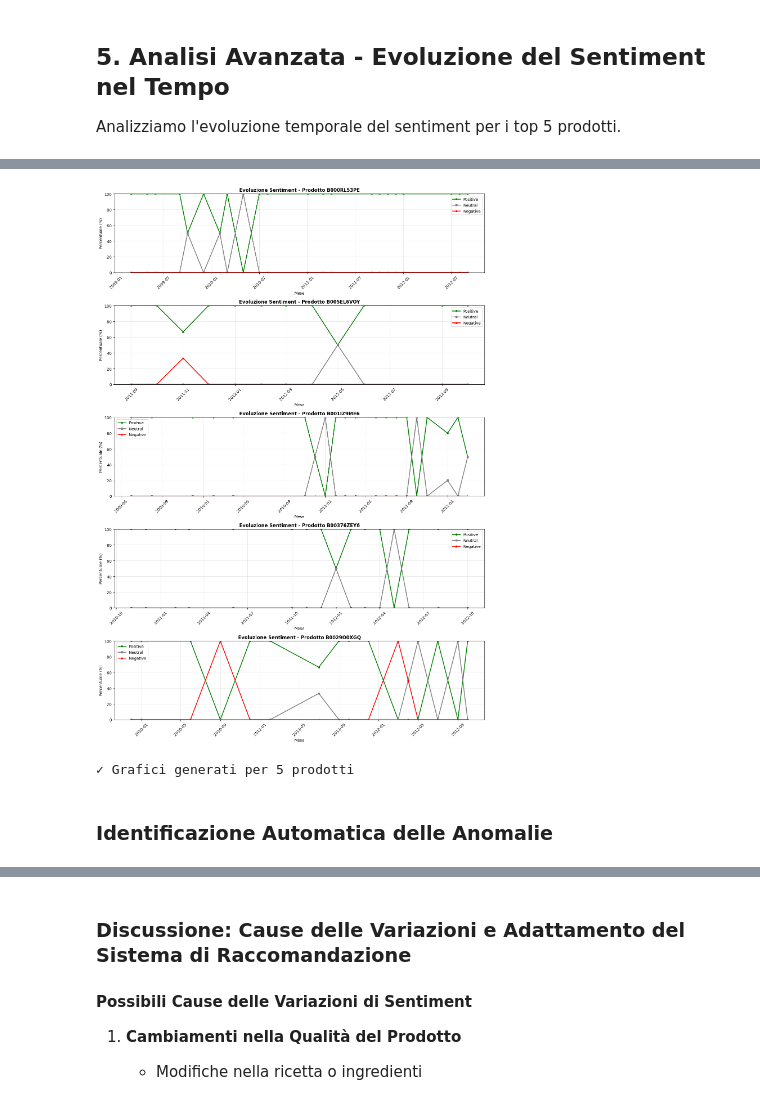
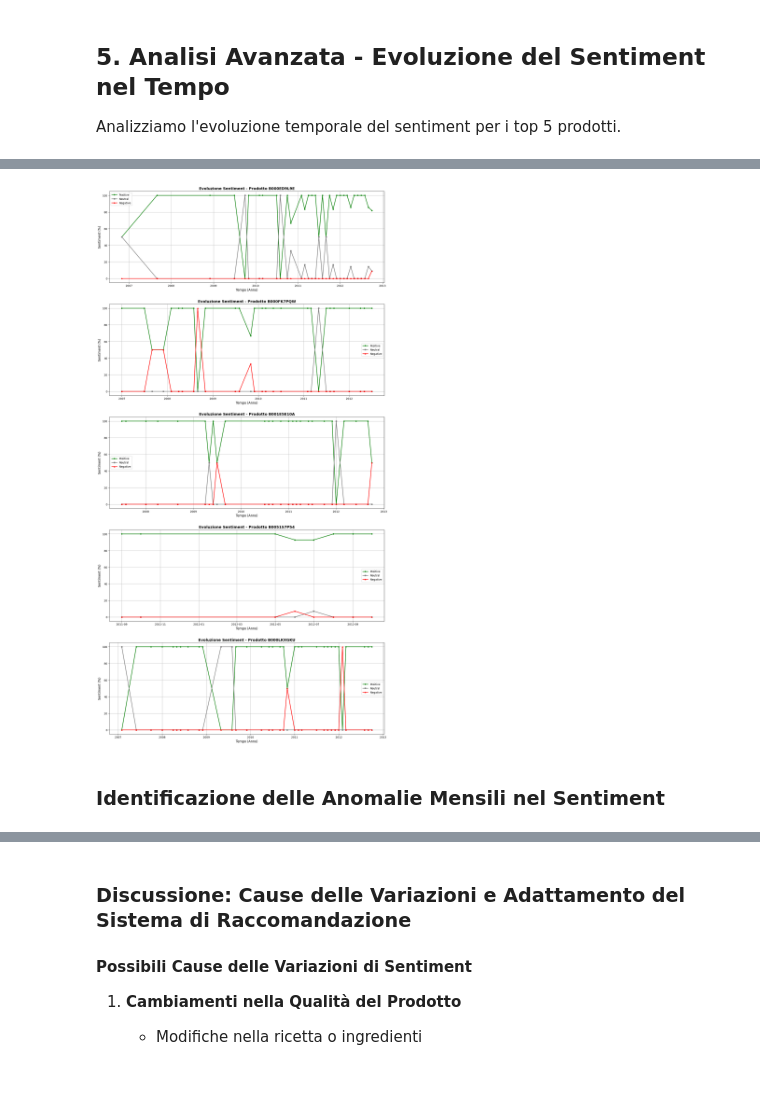
Before and after one commit to SickCiQuattro/SEBD_homework, a Jupyter notebook: MongoDB/amazon_fine_food_reviews.ipynb, the cells around one changed output, grey strips where cells are left out. Drawn from its saved outputs; the diff is of its cells as text; code cells hidden in the pictures.

Commit message:
Update amazon_fine_food_reviews.ipynb
refactor

```diff
--- a/MongoDB/amazon_fine_food_reviews.ipynb
+++ b/MongoDB/amazon_fine_food_reviews.ipynb
@@ -339,11 +342,17 @@ pipeline = [
         }
     },
 
-    # Filtra prodotti con almeno 10 recensioni (statisticamente significativo)
-    # in questo caso specifico non fa differenza metterlo o meno
+    # Filtra prodotti con almeno 10 recensioni per significatività statistica
+    # {
+    #     "$match": {
+    #         "num_reviews": {"$gte": 10}
+    #     }
+    # },
+
+    # Filtra prodotti con media score < 5 per escludere prodotti perfetti per punto 5 dell'homework
     {
         "$match": {
-            "num_reviews": {"$gte": 10}
+            "avg_score": {"$lt": 5}
         }
     },
 
@@ -767,7 +776,7 @@ TARGET_PRODUCT_ID = "B007JFMH8M"
                     # B002QWHJOU
                     # B0026RQTGE
 
-ALL_COLLECTION_NAMES = ["score_1", "score_2", "score_3", "score_4", "score_5"]
+ALL_COLLECTION_NAMES = [f'score_{i}' for i in range(1, 6)]
 
 TOP_CANDIDATES = 100      # Numero di candidati da analizzare
 
@@ -1271,44 +1327,27 @@ Raccolta dati temporali per i top 5 prodotti...
 # %%
-# Visualizzazione dell'evoluzione del sentiment
-fig, axes = plt.subplots(len(temporal_data), 1, figsize=(14, 4 * len(temporal_data)))
-
-if len(temporal_data) == 1:
-    axes = [axes]
+fig, axes = plt.subplots(len(temporal_data), 1,
+                         figsize=(16, 6 * len(temporal_data)),
+                        squeeze=False)
 
 for idx, (product_id, data) in enumerate(temporal_data.items()):
-    ax = axes[idx]
+    ax = axes[idx, 0] # Corretto, axes è sempre 2D
 
-    # Converti period in datetime per plotting
-    x_values = data.index.to_timestamp()
+    # Plot dei tre sentiment
+    ax.plot(data.index, data['positive'], 'g-o', label='Positive', linewidth=2, markersize=4)
+    ax.plot(data.index, data['neutral'], color='gray', marker='s', label='Neutral', linewidth=2, markersize=4)
+    ax.plot(data.index, data['negative'], 'r-^', label='Negative', linewidth=2, markersize=4)
 
-    # Plot delle tre linee
-    ax.plot(x_values, data['positive'], 'g-o', label='Positive', linewidth=2, markersize=4)
-    ax.plot(x_values, data['neutral'], color='gray', marker='s', label='Neutral',
-            linewidth=2, markersize=4)
-    ax.plot(x_values, data['negative'], 'r-^', label='Negative', linewidth=2, markersize=4)
+    ax.set_title(f'Evoluzione Sentiment - Prodotto {product_id}', fontsize=14, fontweight='bold')
+    ax.set_xlabel('Tempo (Anno)', fontsize=12)
+    ax.set_ylabel('Sentiment (%)', fontsize=12)
+    ax.legend(loc='best')
+    ax.grid(True, which='both')
 
-    ax.set_title(f'Evoluzione Sentiment - Prodotto {product_id}',
-                fontsize=12, fontweight='bold')
-    ax.set_xlabel('Mese', fontsize=10)
-    ax.set_ylabel('Percentuale (%)', fontsize=10)
-    ax.legend(loc='best')
-    ax.grid(True, alpha=0.3)
-    ax.set_ylim(0, 100)
-
-    # Formatta asse x
-    import matplotlib.dates as mdates
-    ax.xaxis.set_major_formatter(mdates.DateFormatter('%Y-%m'))
-    ax.tick_params(axis='x', rotation=45)
-
-plt.tight_layout()
-plt.show()
-
-print(f"\n✓ Grafici generati per {len(temporal_data)} prodotti")
+plt.tight_layout(pad=3.0)
 # %% [output]
-[figure, old version]
+[figure, new version]
-✓ Grafici generati per 5 prodotti
 # %% [markdown]
-### Identificazione Automatica delle Anomalie
+### Identificazione delle Anomalie Mensili nel Sentiment
 # %%
 def detect_sentiment_anomalies(temporal_df, threshold=20):
     """
```
Also changed, not shown: parts of 20 cells of this notebook.
